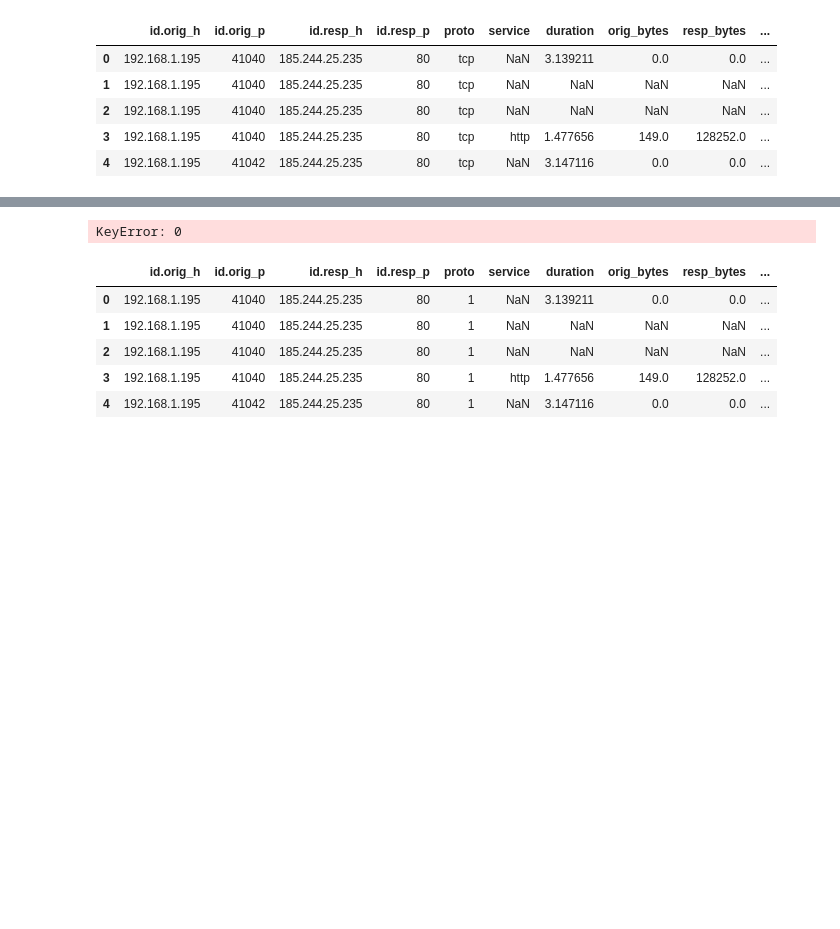
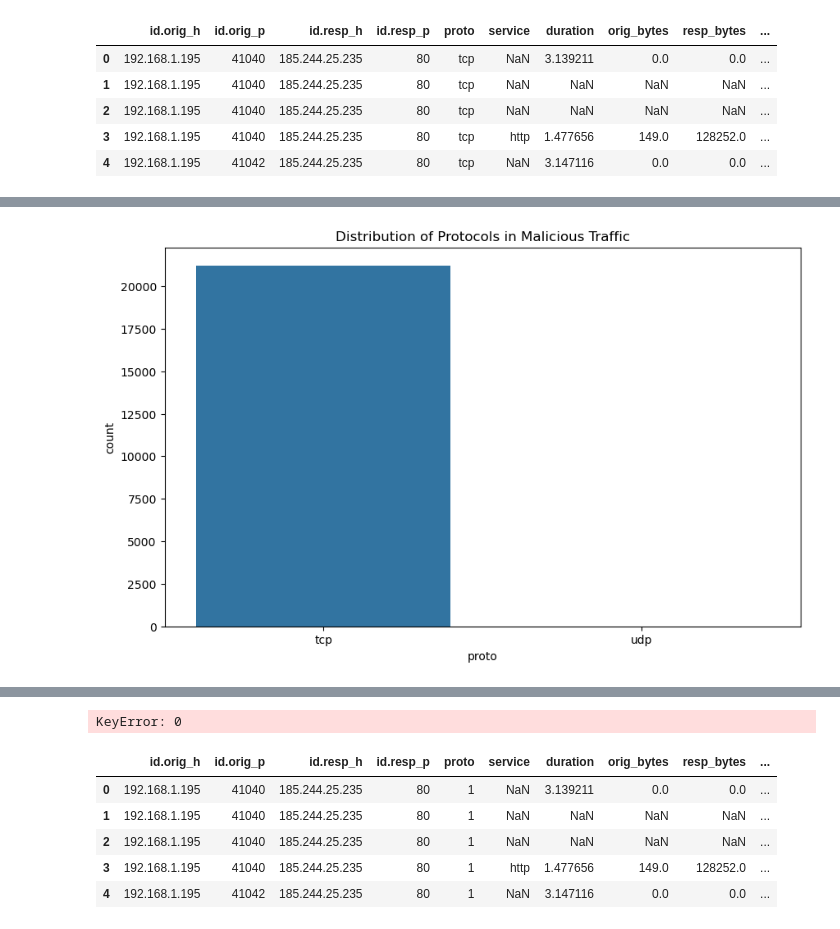
Before and after one commit to sdave777/Internet-of-Things_IDS_Data, a Jupyter notebook: Scratch.ipynb, the cells around one changed output, grey strips where cells are left out. Cells and saved outputs as stored; diff of their text form; code cells hidden in the pictures; blank space fills up the shorter version.

Commit message:
Making some graphs

```diff
--- a/Scratch.ipynb
+++ b/Scratch.ipynb
@@ -14,3 +14,7 @@ data.head()
 | 2 | 192.168.1.195 | 41040 | 185.244.25.235 | 80 | tcp | NaN | NaN | NaN | NaN | ... |
 | 3 | 192.168.1.195 | 41040 | 185.244.25.235 | 80 | tcp | http | 1.477656 | 149.0 | 128252.0 | ... |
 | 4 | 192.168.1.195 | 41042 | 185.244.25.235 | 80 | tcp | NaN | 3.147116 | 0.0 | 0.0 | ... |
+# %%
+malicious_data = data[data['label'] != 'Benign']
+
+malicious_data.head()
@@ -16,0 +39,7 @@ data.head()
+# %%
+plt.figure(figsize=(10, 6))
+sns.countplot(data=malicious_data, x='proto')
+plt.title('Distribution of Protocols in Malicious Traffic')
+plt.show()
+# %% [output]
+[figure, added]
```
Also changed, not shown: parts of 4 cells of this notebook, 3 other files.
